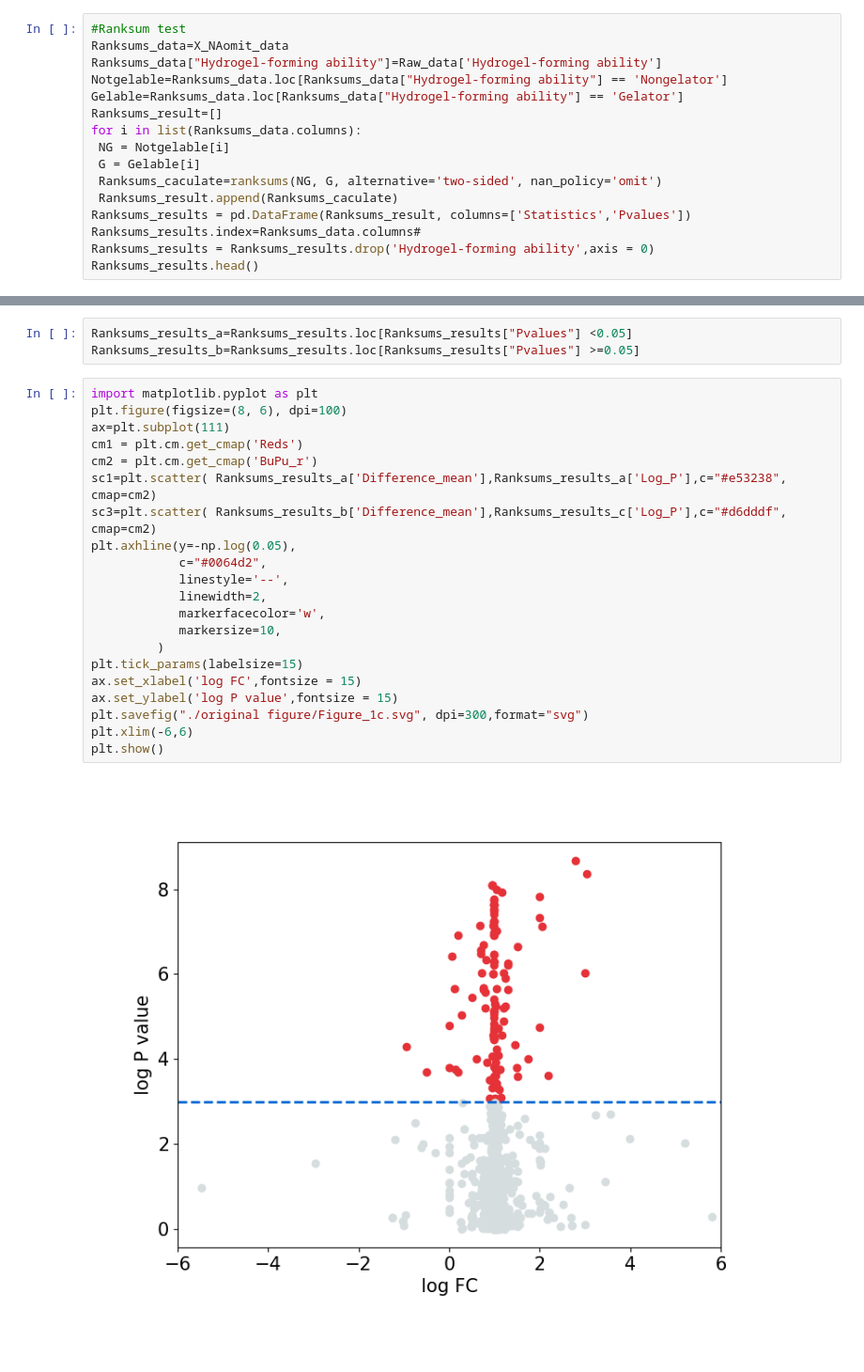
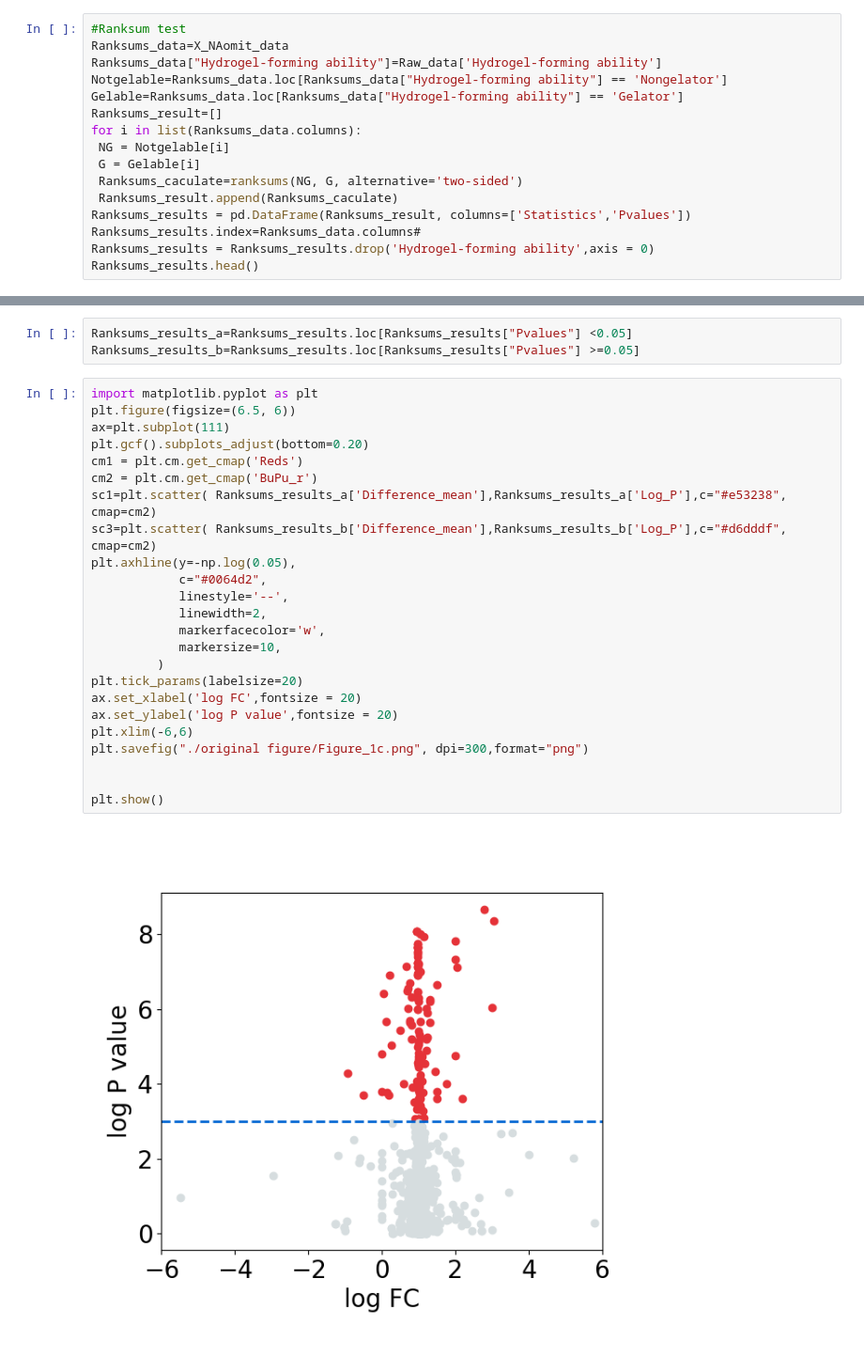
Before and after one commit to leescu/NHGPM, a Jupyter notebook: python/Figure 1.ipynb, the cells around one changed output, grey strips where cells are left out. Shown at 94% size. Drawn from its saved outputs; the diff is of its cells as text; blank space fills up the shorter version.

```diff
--- a/python/Figure 1.ipynb
+++ b/python/Figure 1.ipynb
@@ -291,7 +328,7 @@ Ranksums_result=[]
 for i in list(Ranksums_data.columns):
  NG = Notgelable[i]
  G = Gelable[i]
- Ranksums_caculate=ranksums(NG, G, alternative='two-sided', nan_policy='omit')
+ Ranksums_caculate=ranksums(NG, G, alternative='two-sided')
  Ranksums_result.append(Ranksums_caculate)
 Ranksums_results = pd.DataFrame(Ranksums_result, columns=['Statistics','Pvalues'])
 Ranksums_results.index=Ranksums_data.columns#
@@ -338,24 +377,27 @@ Ranksums_results_a=Ranksums_results.loc[Ranksums_results["Pvalues"] <0.05]
 Ranksums_results_b=Ranksums_results.loc[Ranksums_results["Pvalues"] >=0.05]
 # %%
 import matplotlib.pyplot as plt
-plt.figure(figsize=(8, 6), dpi=100)
+plt.figure(figsize=(6.5, 6))
 ax=plt.subplot(111)
+plt.gcf().subplots_adjust(bottom=0.20)
 cm1 = plt.cm.get_cmap('Reds')
 cm2 = plt.cm.get_cmap('BuPu_r')
 sc1=plt.scatter( Ranksums_results_a['Difference_mean'],Ranksums_results_a['Log_P'],c="#e53238", cmap=cm2)
-sc3=plt.scatter( Ranksums_results_b['Difference_mean'],Ranksums_results_c['Log_P'],c="#d6dddf", cmap=cm2)
+sc3=plt.scatter( Ranksums_results_b['Difference_mean'],Ranksums_results_b['Log_P'],c="#d6dddf", cmap=cm2)
 plt.axhline(y=-np.log(0.05),
             c="#0064d2",
             linestyle='--',
             linewidth=2,
             markerfacecolor='w',
             markersize=10,
          )
-plt.tick_params(labelsize=15)
-ax.set_xlabel('log FC',fontsize = 15)
-ax.set_ylabel('log P value',fontsize = 15)
-plt.savefig("./original figure/Figure_1c.svg", dpi=300,format="svg")
+plt.tick_params(labelsize=20)
+ax.set_xlabel('log FC',fontsize = 20)
+ax.set_ylabel('log P value',fontsize = 20)
 plt.xlim(-6,6)
+plt.savefig("./original figure/Figure_1c.png", dpi=300,format="png")
+
+
 plt.show()
 # %% [output]
-[figure, old version]
+[figure, new version]
```
Also changed, not shown: parts of 16 cells of this notebook, 3 other files.
